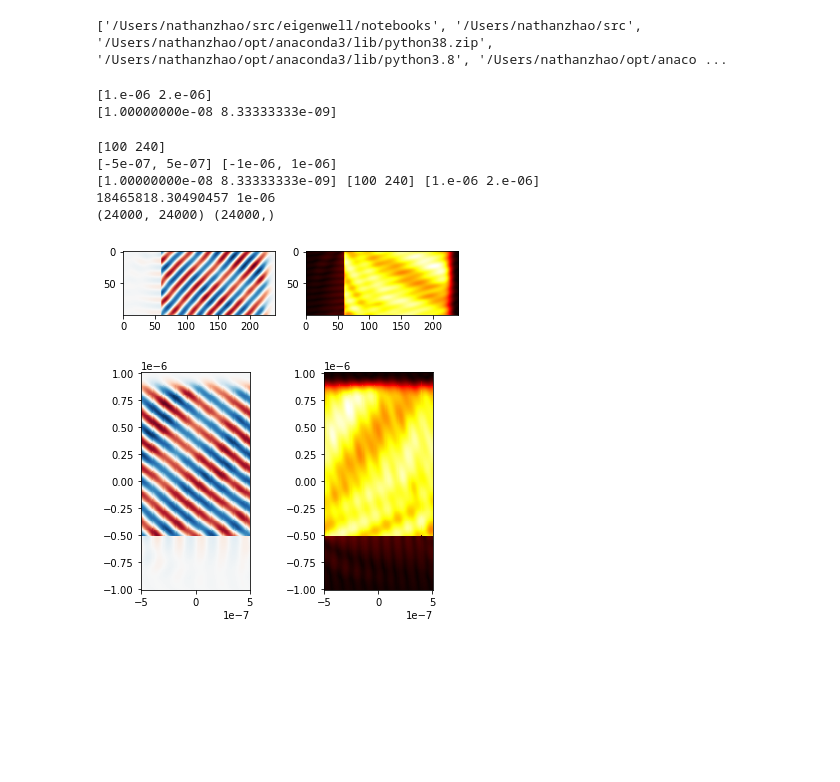
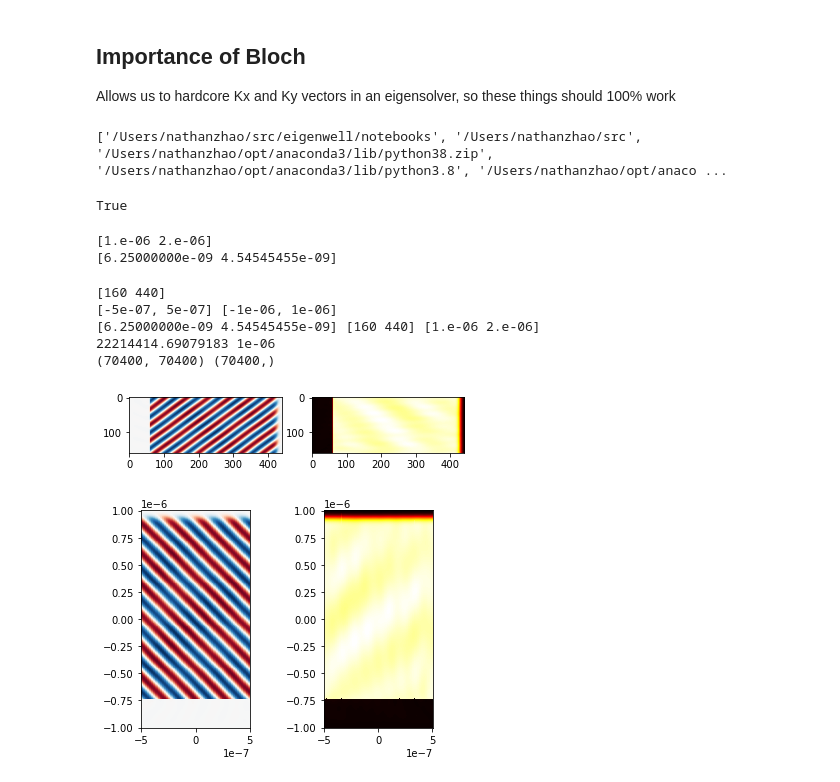
Before and after one commit to zhaonat/eigenwell, a Jupyter notebook: notebooks/test_bloch_boundary.ipynb, the cells around one changed output. Drawn from its saved outputs; the diff is of its cells as text; code cells hidden in the pictures; blank space fills up the shorter version.

```diff
--- a/notebooks/test_bloch_boundary.ipynb
+++ b/notebooks/test_bloch_boundary.ipynb
@@ -1,3 +1,6 @@
+# %% [markdown]
+## Importance of Bloch
+Allows us to hardcore Kx and Ky vectors in an eigensolver, so these things should 100% work
 # %%
 import numpy as np
 import matplotlib.pyplot as plt
@@ -9,10 +12,19 @@ import scipy.sparse.linalg as la
 from eigenwell.src.grid import *
 from eigenwell.src import pml, pec_pmc
 from eigenwell.src.constants import *
+
+try:
+    from pyMKL import pardisoSolver
+    using_mkl = True
+except:
+    using_mkl = False
+
+print(using_mkl)
 # %% [output]
 ['/Users/nathanzhao/src/eigenwell/notebooks', '/Users/nathanzhao/src', '/Users/nathanzhao/opt/anaconda3/lib/python38.zip', '/Users/nathanzhao/opt/anaconda3/lib/python3.8', '/Users/nathanzhao/opt/anaco ...
+True
 # %%
-N = np.array([100,240])
+N = np.array([160,440])
 # plt.figure(figsize = (10,10))
 # plt.spy(fd.Dyb, markersize = 2)
 L = np.array([1e-6, 2e-6]);
@@ -29,7 +41,7 @@ X,Y = np.meshgrid(x,y, indexing = 'ij');
 print(dL)
 # %% [output]
 [1.e-06 2.e-06]
-[1.00000000e-08 8.33333333e-09]
+[6.25000000e-09 4.54545455e-09]
 # %%
 from scipy.sparse.linalg import spsolve as bslash
 eps_r = np.ones(N)
@@ -47,7 +59,7 @@ Kvec = [kx, ky];
 xrange = [-Lx/2, Lx/2];
 x_vec = np.linspace(xrange[0],xrange[1], N[0])
 
-theta = np.pi/5;
+theta = 45*degrees;
 
 kx = (2*np.pi/wvlen)*np.sin(theta);
 ky = (2*np.pi/wvlen)*np.cos(theta);
@@ -73,44 +85,44 @@ fd.make_derivatives()
 
 print(kx, L[0])
 
-Dxf = fd.createDws_bloch2('x', 'f', k = kx, L = Lx)
-Dyf = fd.createDws_bloch2('y', 'f', k = 0, L = 0)
-Dxb = fd.createDws_bloch2('x', 'b', k = kx, L = Lx)
-Dyb = fd.createDws_bloch2('y', 'b', k = 0, L = 0)
+Dxf = fd.createDws_bloch('x', 'f', k = kx, L = Lx)
+Dyf = fd.createDws_bloch('y', 'f', k = 0, L = 0)
+Dxb = fd.createDws_bloch('x', 'b', k = kx, L = Lx)
+Dyb = fd.createDws_bloch('y', 'b', k = 0, L = 0)
 
 
 Tep = sp.spdiags(eps_r.flatten(), 0, np.prod(N), np.prod(N))
 
 A = (Sxf@fd.Dxf)@(Sxb@fd.Dxb) + (Syf@fd.Dyf)@(Syb@fd.Dyb) + omega**2*MU0*EPSILON0*Tep;
 A = (Sxf@Dxf)@(Sxb@Dxb) + (Syf@Dyf)@(Syb@Dyb) + omega**2*MU0*EPSILON0*Tep;
 
 print(A.shape, b.shape)
 ## spsolve
 from scipy.sparse.linalg import splu
 solver = splu(A);
 
 x = solver.solve(b)
 field = np.reshape(x, N, order = 'F')
 
 plt.subplot(121)
 plt.imshow(np.real(field), cmap = 'RdBu')
 plt.subplot(122)
 plt.imshow(np.abs(field), cmap = 'hot')
 plt.show();
 
 ax = plt.subplot(121)
 plt.pcolormesh(X,Y, np.real(field), cmap = 'RdBu', shading = 'auto')
 ax.set_aspect('equal')
 ax = plt.subplot(122)
 plt.pcolormesh(X,Y,np.abs(field), cmap = 'hot',shading = 'auto')
 ax.set_aspect('equal')
 
 plt.show();
 # %% [output]
-[100 240]
+[160 440]
 [-5e-07, 5e-07] [-1e-06, 1e-06]
-[1.00000000e-08 8.33333333e-09] [100 240] [1.e-06 2.e-06]
-18465818.30490457 1e-06
-(24000, 24000) (24000,)
+[6.25000000e-09 4.54545455e-09] [160 440] [1.e-06 2.e-06]
+22214414.69079183 1e-06
+(70400, 70400) (70400,)
-[figure, old version]
+[figure, new version]
-[figure, old version]
+[figure, new version]
```
Also changed, not shown: parts of 2 cells of this notebook, 10 other files.
